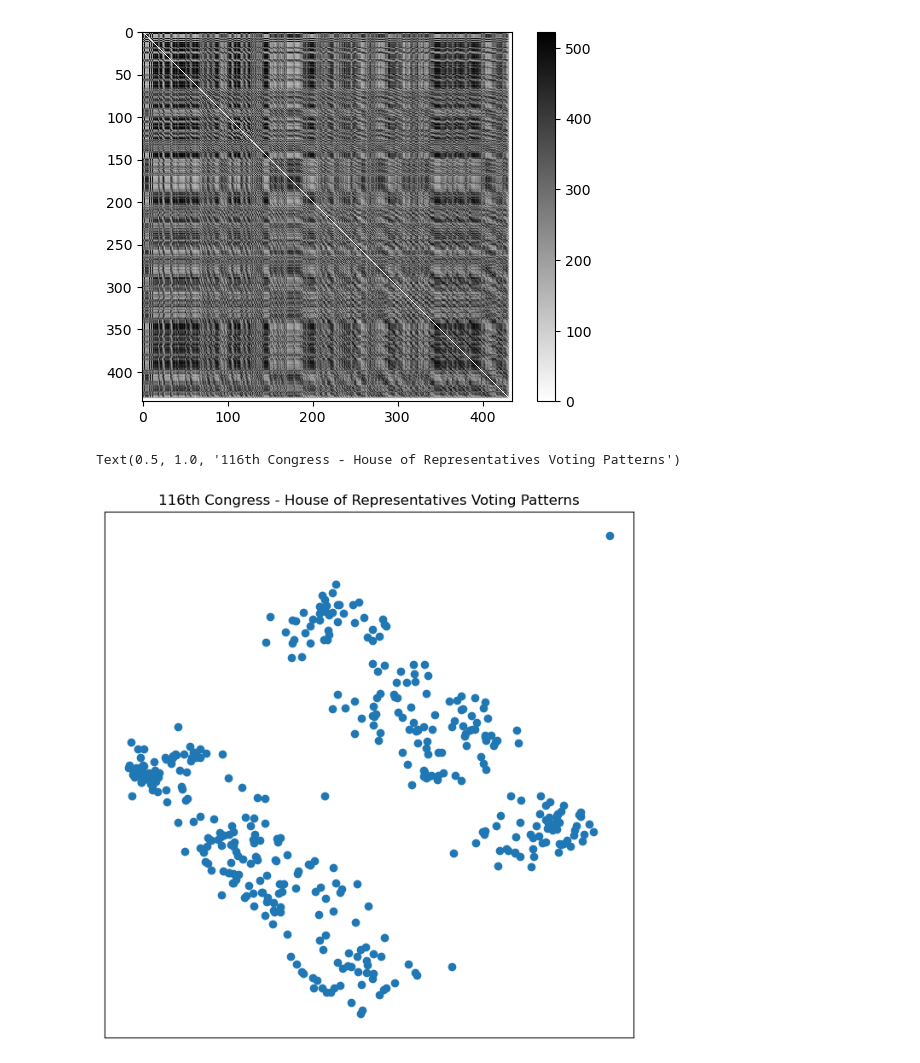
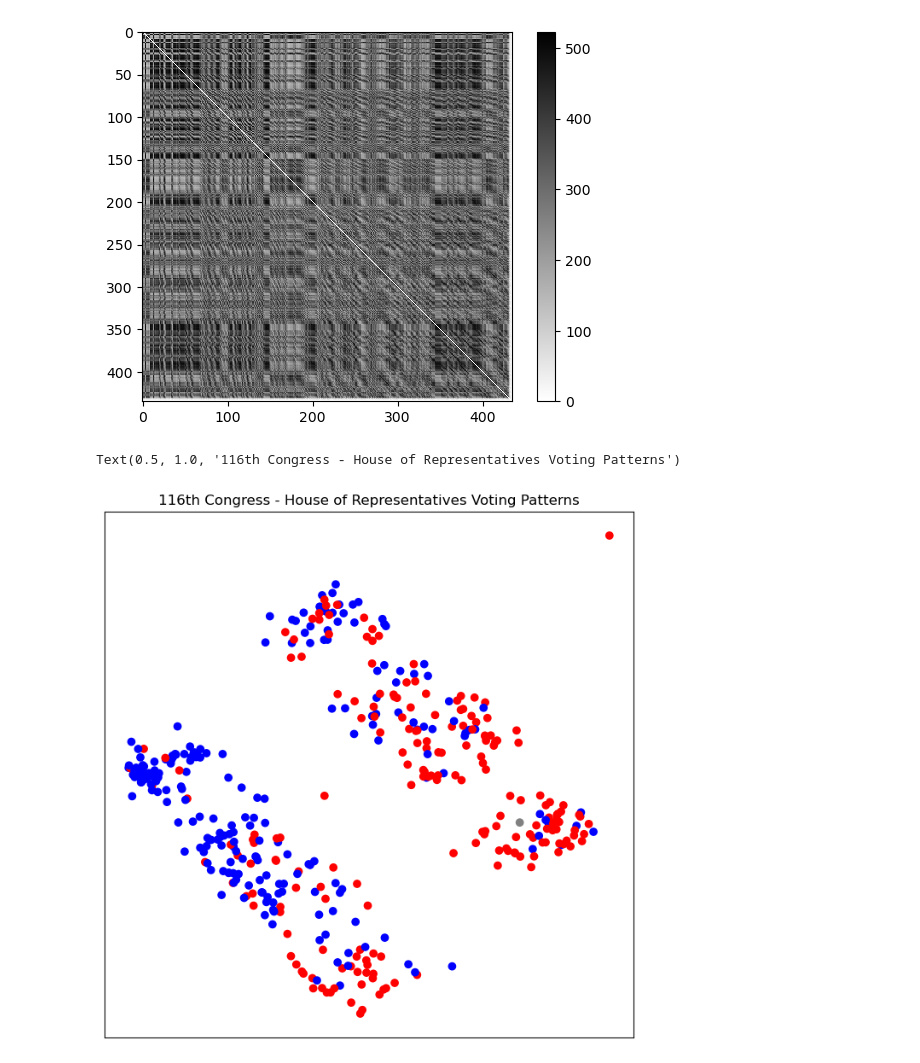
Before and after one commit to haiyan-wang/know-your-politician-copy, a Jupyter notebook: votes/vote_116.ipynb, the cells around one changed output. Drawn from its saved outputs; the diff is of its cells as text; code cells hidden in the pictures.

Commit message:
graphs

```diff
--- a/votes/vote_116.ipynb
+++ b/votes/vote_116.ipynb
@@ -10,15 +10,17 @@ from sklearn.manifold import SpectralEmbedding
 # %%
 ### Map representative ID to representative names
 
-df = pd.read_csv('vote_data_116/h1.csv')
+df = pd.read_csv('vote_data_116/h743.csv')
 df.drop(0, inplace = True)
 df['name'] = df['name'].str.removeprefix('Rep. ').str.replace(r' \[.*\]', '', regex = True)
+colors = np.asarray(df['party'])
+colors[colors == 'Republican'] = 'red'
+colors[colors == 'Democrat'] = 'blue'
+colors[(colors != 'red') & (colors != 'blue')] = 'gray'
 # %%
 adj_list = [[0 for i in range(435)] for j in range(435)]
 for file in os.listdir('vote_data_116'):
     df = pd.read_csv('vote_data_116/' + file)
-    df.drop(df.index[df['id'] == 'person'], inplace = True)
-    df.reset_index(drop = True, inplace = True)
 
     y = df.index[df['vote'] == 'Yea'].tolist()
     n = df.index[df['vote'] == 'Nay'].tolist()
@@ -46,10 +48,10 @@ plt.colorbar()
 # %%
 rep_embedding = SpectralEmbedding(affinity = 'precomputed').fit_transform(pd.DataFrame(adj_list))
 plt.figure(figsize=(8, 8))
-plt.scatter(rep_embedding[:, 0], rep_embedding[:, 1])
+plt.scatter(rep_embedding[:, 0], rep_embedding[:, 1], c = colors)
 plt.xticks([])
 plt.yticks([])
 plt.title('116th Congress - House of Representatives Voting Patterns')
 # %% [output]
 Text(0.5, 1.0, '116th Congress - House of Representatives Voting Patterns')
-[figure, old version]
+[figure, new version]
```
Also changed, not shown: 4 other files.
